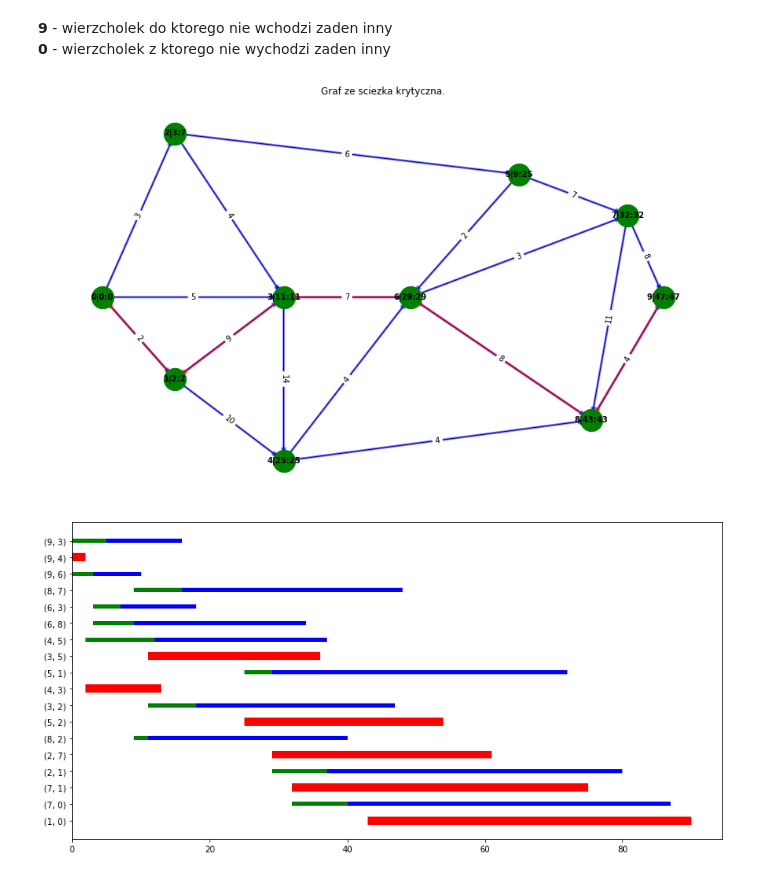
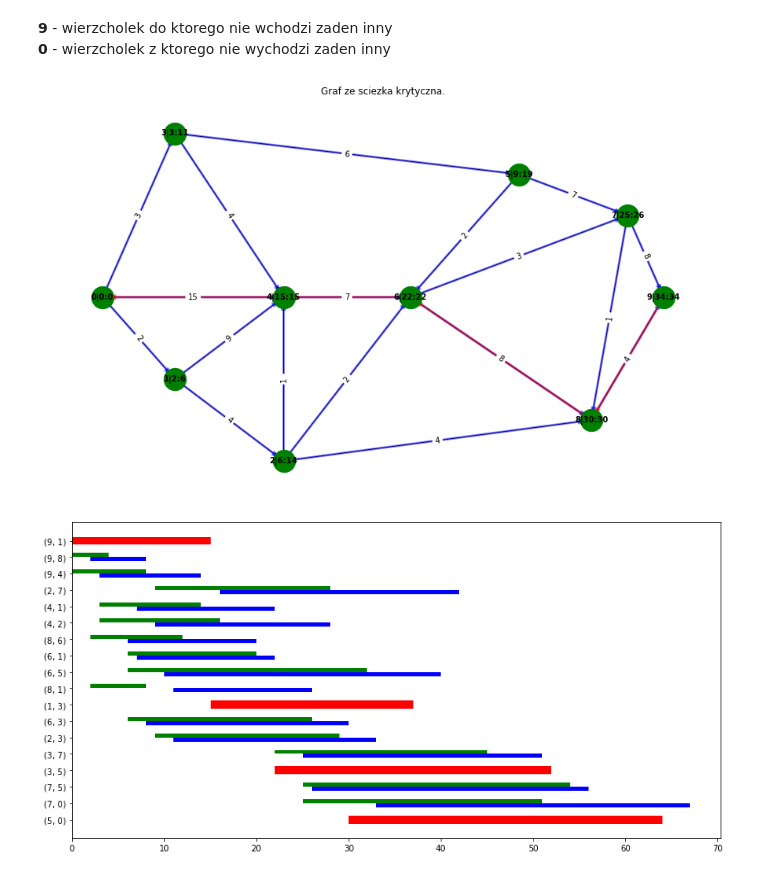
Before and after one commit to djmmatracki/BadanieOperacyjne, a Jupyter notebook: ProgramowanieSieciowe/sprawozdanie.ipynb, the cells around one changed output. Drawn from its saved outputs; the diff is of its cells as text; code cells hidden in the pictures.

```diff
--- a/ProgramowanieSieciowe/sprawozdanie.ipynb
+++ b/ProgramowanieSieciowe/sprawozdanie.ipynb
@@ -12,22 +12,22 @@ import matplotlib.pyplot as plt
 weights = [
     (1, 0, 4),
     (7, 0, 8),
-    (7, 1, 11),
+    (7, 1, 1),
     (2, 1, 8),
     (2, 7, 3),
     (8, 2, 2),
-    (5, 2, 4),
+    (5, 2, 2),
     (3, 2, 7),
     (4, 3, 9),
     (5, 1, 4),
-    (3, 5, 14),
-    (4, 5, 10),
+    (5, 3, 1),
+    (4, 5, 4),
     (6, 8, 6),
     (6, 3, 4),
     (8, 7, 7),
     (9, 6, 3),
     (9, 4, 2),
-    (9, 3, 5)
+    (9, 3, 15)
 ]
 
 G = nx.DiGraph()
@@ -183,17 +183,17 @@ nx.draw_networkx_edge_labels(G,pos,edge_labels=labels)
 plt.title("Graf ze sciezka krytyczna.")
 plt.show()
 # %% [output]
-[figure, old version]
+[figure, new version]
 # %%
 # Diagram Granta
 
-def grant(weights, terminy):
+def grant(edges, terminy):
     Pw = dict()
     Pp = dict()
     Kw = dict()
     Kp = dict()
 
-    for edge in weights:
+    for edge in edges:
         Pw[(edge[0], edge[1])] = terminy[edge[0]][0]
         Pp[(edge[0], edge[1])] = terminy[edge[1]][1] - edge[2]
         Kw[(edge[0], edge[1])] = terminy[edge[0]][0] + edge[2]
@@ -201,36 +201,33 @@ def grant(weights, terminy):
     return Pw, Pp, Kw, Kp
 
 
-
-newToOldIndexes = {val: key for key, val in old2NewIndexes.items()}
-terminyOldIndexes = {newToOldIndexes[i]: termin for (i, termin) in enumerate(terminy)}
-
-Pw, Pp, Kw, Kp = grant(weights, terminyOldIndexes)
+edges = [(old2NewIndexes[weight[0]], old2NewIndexes[weight[1]], weight[2]) for weight in weights]
+Pw, Pp, Kw, Kp = grant(edges, terminy)
 # %%
 
-edges_str = [str(key) for key in Pw.keys()]
+edges_str = [str((old2NewIndexes[key[0]], old2NewIndexes[key[1]])) for key in Pw.keys()]
 Pw_list = list(Pw.values())
 Pp_list = list(Pp.values())
 Kw_list = list(Kw.values())
 Kp_list = list(Kp.values())
 
 # Critical
 critical_bar_right = [kp if Pw_list[i] == Pp_list[i] else 0 for i, kp in enumerate(Kp_list)]
 critical_bar_left = [pw if pw == Pp_list[i] else 0 for i, pw in enumerate(Pw_list)]
 
 # Start
 start_bar_right = [pp if Pw_list[i] != Pp_list[i] else 0 for i, pp in enumerate(Pp_list)]
 start_bar_left = [pw if pw != Pp_list[i] else 0 for i, pw in enumerate(Pw_list)]
 
 # End
 end_bar_right = [kp if Kw_list[i] != kp else 0 for i, kp in enumerate(Kp_list)]
 end_bar_left = [kw if kw != Kp_list[i] else 0 for i, kw in enumerate(Kw_list)]
 
 
 plt.figure(figsize=(14, 7))
 plt.barh(edges_str, critical_bar_right, left=critical_bar_left, height=0.5, color='red')
-plt.barh(edges_str, start_bar_right, left=start_bar_left, height=0.25, color='green')
-plt.barh(edges_str, end_bar_right, left=end_bar_left, height=-0.25, color='blue')
+plt.barh(edges_str, start_bar_right, left=start_bar_left, height=0.25, color='green', align='edge')
+plt.barh(edges_str, end_bar_right, left=end_bar_left, height=-0.25, color='blue', align='edge')
 plt.show()
 # %% [output]
-[figure, old version]
+[figure, new version]
```
